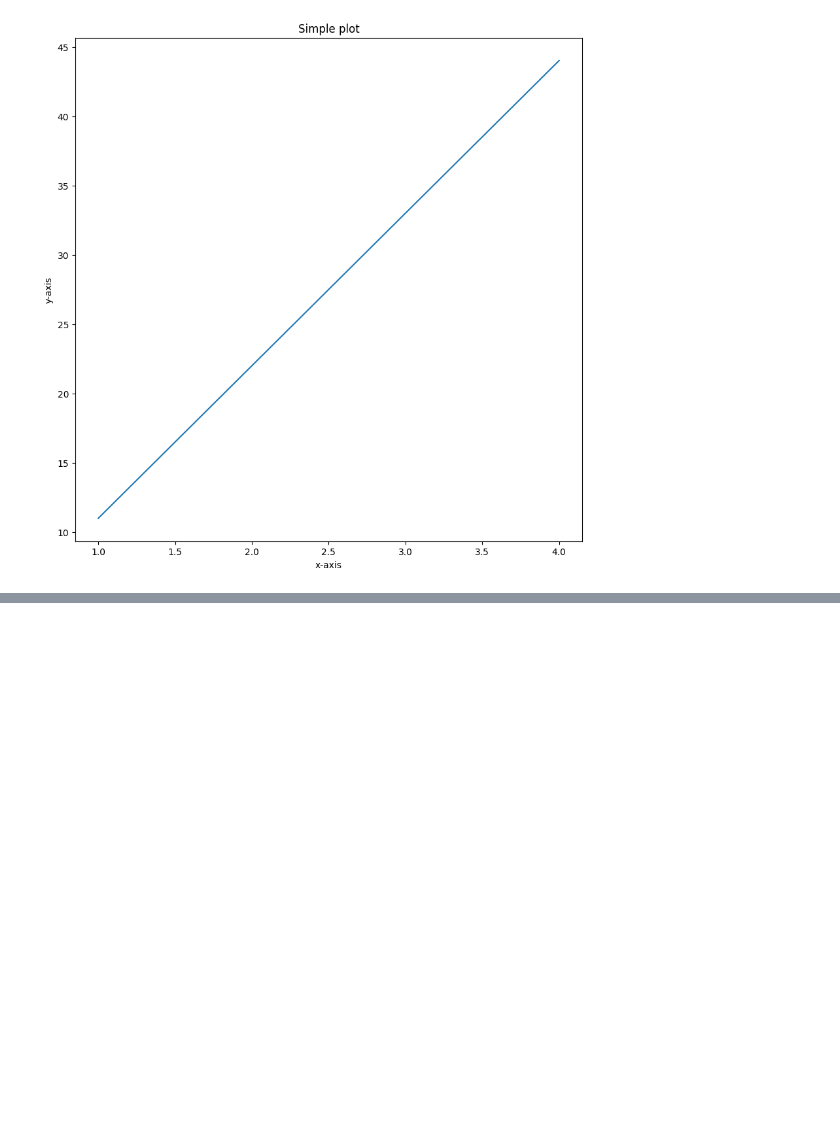
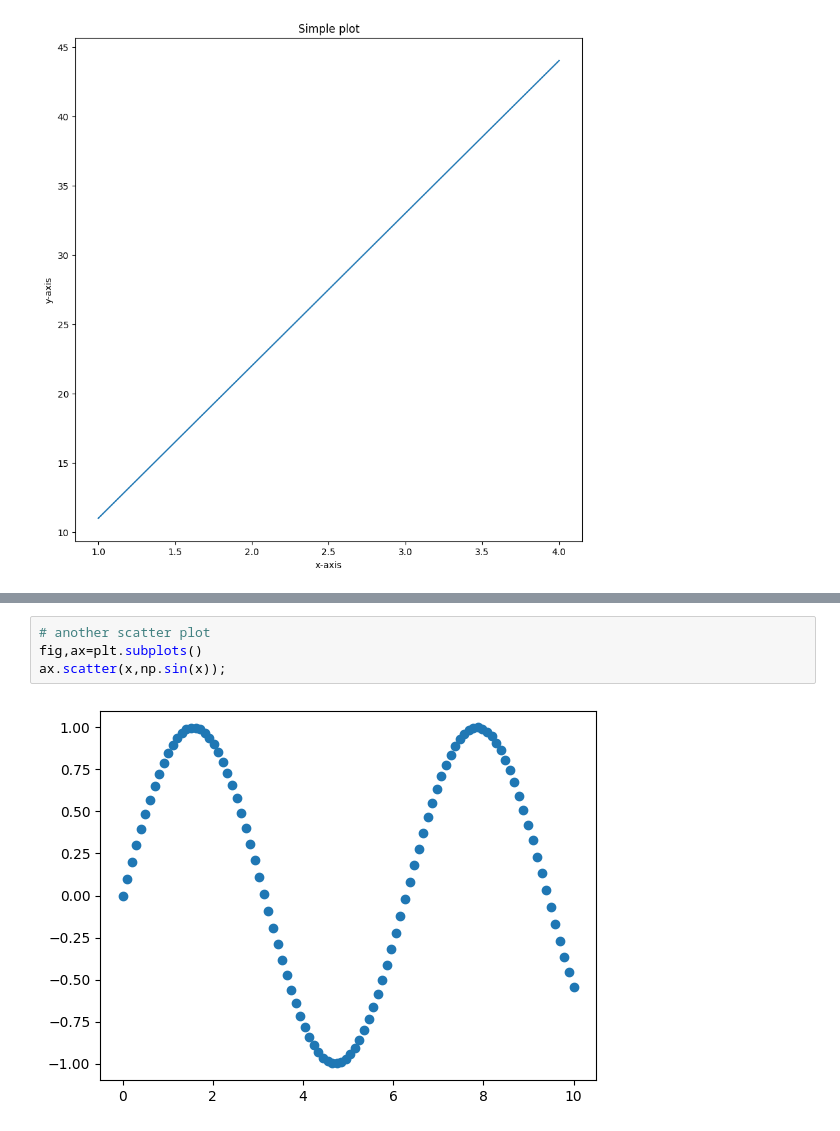
Before and after one commit to cRED-f/Machine-Learning, a Jupyter notebook: Introduction_to_matplotlib.ipynb, the cells around one changed output, grey strips where cells are left out. Saved outputs shown, nothing was run; the diff lists cells and outputs as text; blank space fills up the shorter version.

```diff
--- a/Introduction_to_matplotlib.ipynb
+++ b/Introduction_to_matplotlib.ipynb
@@ -101,0 +142,6 @@ fig.savefig("sample-plot.png")
+# %%
+# another scatter plot
+fig,ax=plt.subplots()
+ax.scatter(x,np.sin(x));
+# %% [output]
+[figure, added]
```
Also changed, not shown: parts of 49 cells of this notebook.
